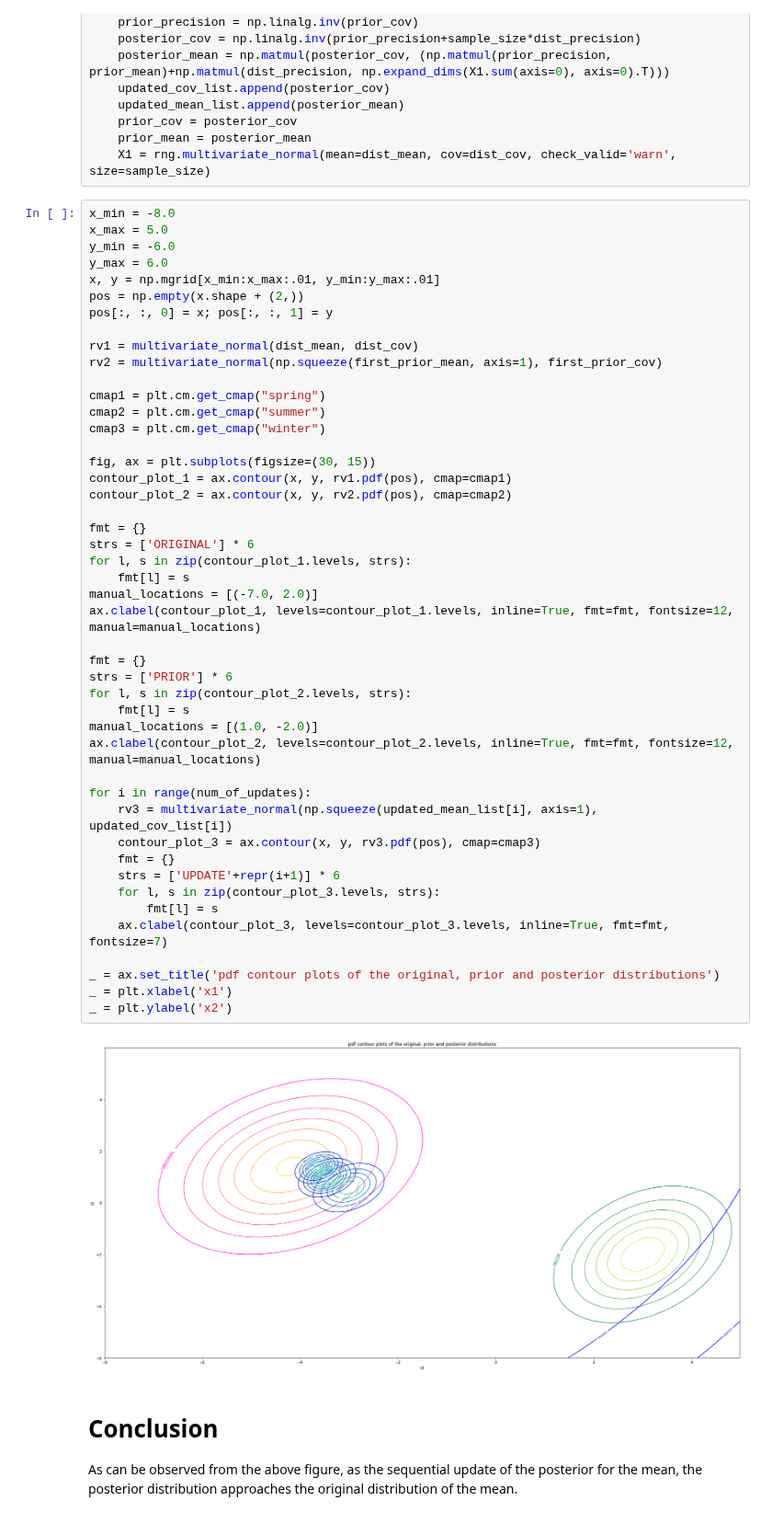
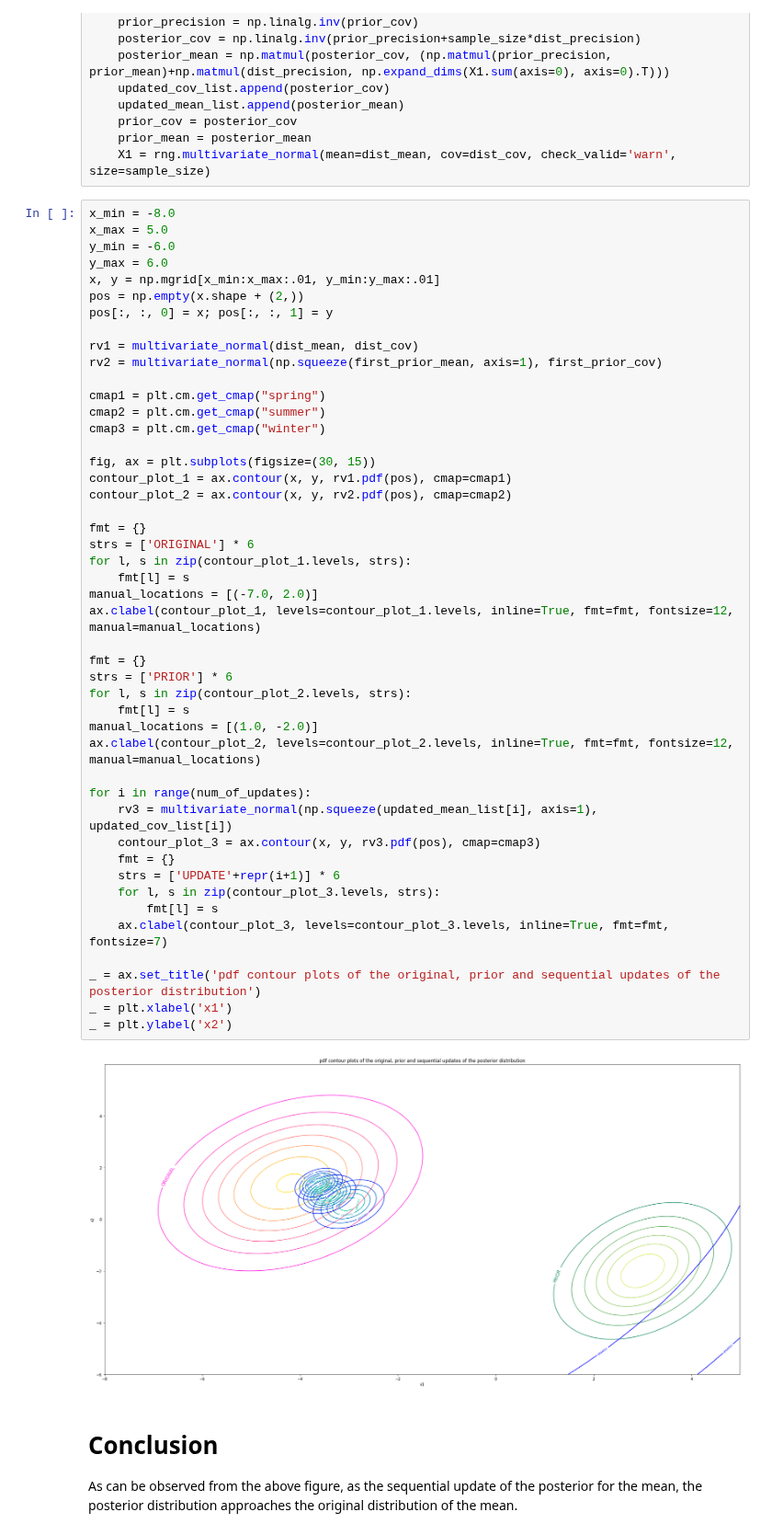
Before and after one commit to SaffetGokcenSen/Gaussian-Models, a Jupyter notebook: inferring_the_mean_of_an_mvn.ipynb, the cells around one changed output. Shown at 92% size. Drawn from its saved outputs; the diff is of its cells as text.

Commit message:
corrected a title

```diff
--- a/inferring_the_mean_of_an_mvn.ipynb
+++ b/inferring_the_mean_of_an_mvn.ipynb
@@ -162,35 +162,35 @@ cmap3 = plt.cm.get_cmap("winter")
 fig, ax = plt.subplots(figsize=(30, 15))
 contour_plot_1 = ax.contour(x, y, rv1.pdf(pos), cmap=cmap1)
 contour_plot_2 = ax.contour(x, y, rv2.pdf(pos), cmap=cmap2)
 
 fmt = {}
 strs = ['ORIGINAL'] * 6
 for l, s in zip(contour_plot_1.levels, strs):
     fmt[l] = s
 manual_locations = [(-7.0, 2.0)]
 ax.clabel(contour_plot_1, levels=contour_plot_1.levels, inline=True, fmt=fmt, fontsize=12, manual=manual_locations)
 
 fmt = {}
 strs = ['PRIOR'] * 6
 for l, s in zip(contour_plot_2.levels, strs):
     fmt[l] = s
 manual_locations = [(1.0, -2.0)]
 ax.clabel(contour_plot_2, levels=contour_plot_2.levels, inline=True, fmt=fmt, fontsize=12, manual=manual_locations)
 
 for i in range(num_of_updates):
     rv3 = multivariate_normal(np.squeeze(updated_mean_list[i], axis=1), updated_cov_list[i])
     contour_plot_3 = ax.contour(x, y, rv3.pdf(pos), cmap=cmap3)
     fmt = {}
     strs = ['UPDATE'+repr(i+1)] * 6
     for l, s in zip(contour_plot_3.levels, strs):
         fmt[l] = s
     ax.clabel(contour_plot_3, levels=contour_plot_3.levels, inline=True, fmt=fmt, fontsize=7)
 
-_ = ax.set_title('pdf contour plots of the original, prior and posterior distributions')
+_ = ax.set_title('pdf contour plots of the original, prior and sequential updates of the posterior distribution')
 _ = plt.xlabel('x1')
 _ = plt.ylabel('x2')
 # %% [output]
-[figure, old version]
+[figure, new version]
 # %% [markdown]
 # Conclusion
 As can be observed from the above figure, as the sequential update of the posterior for the mean, the posterior distribution approaches the original distribution of the mean.
```
